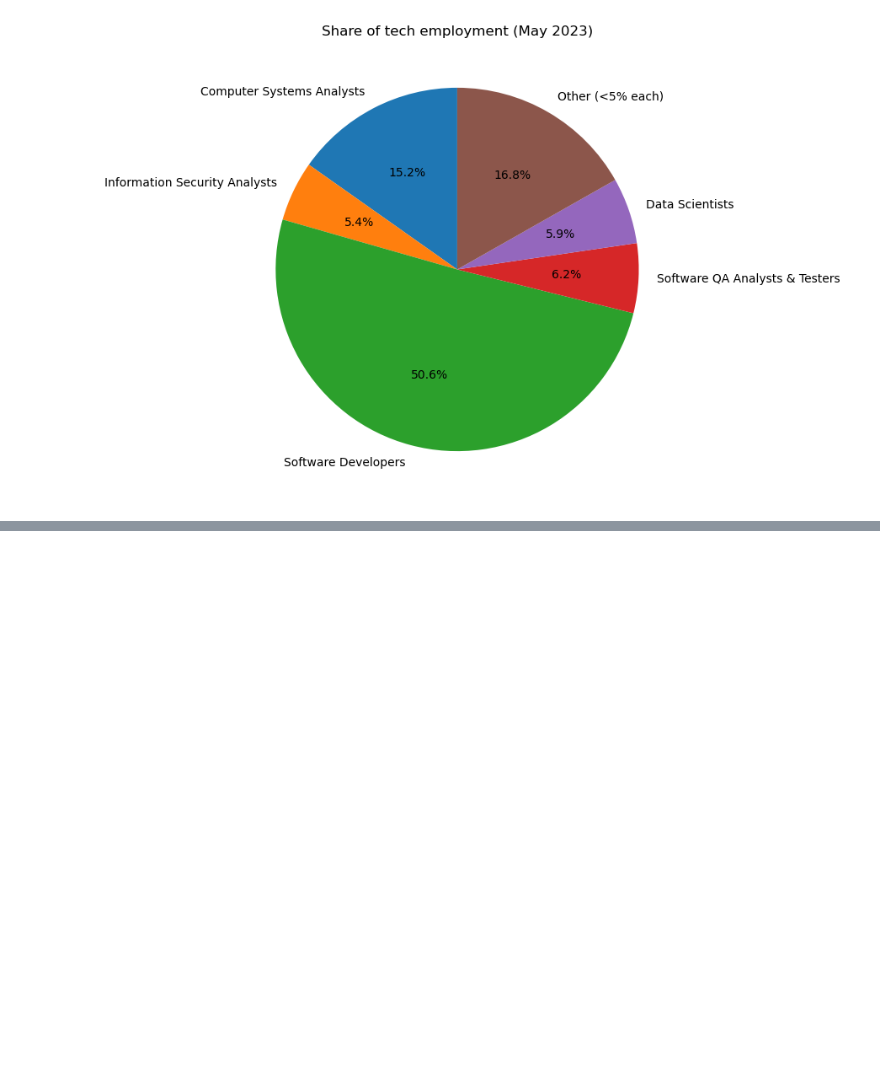
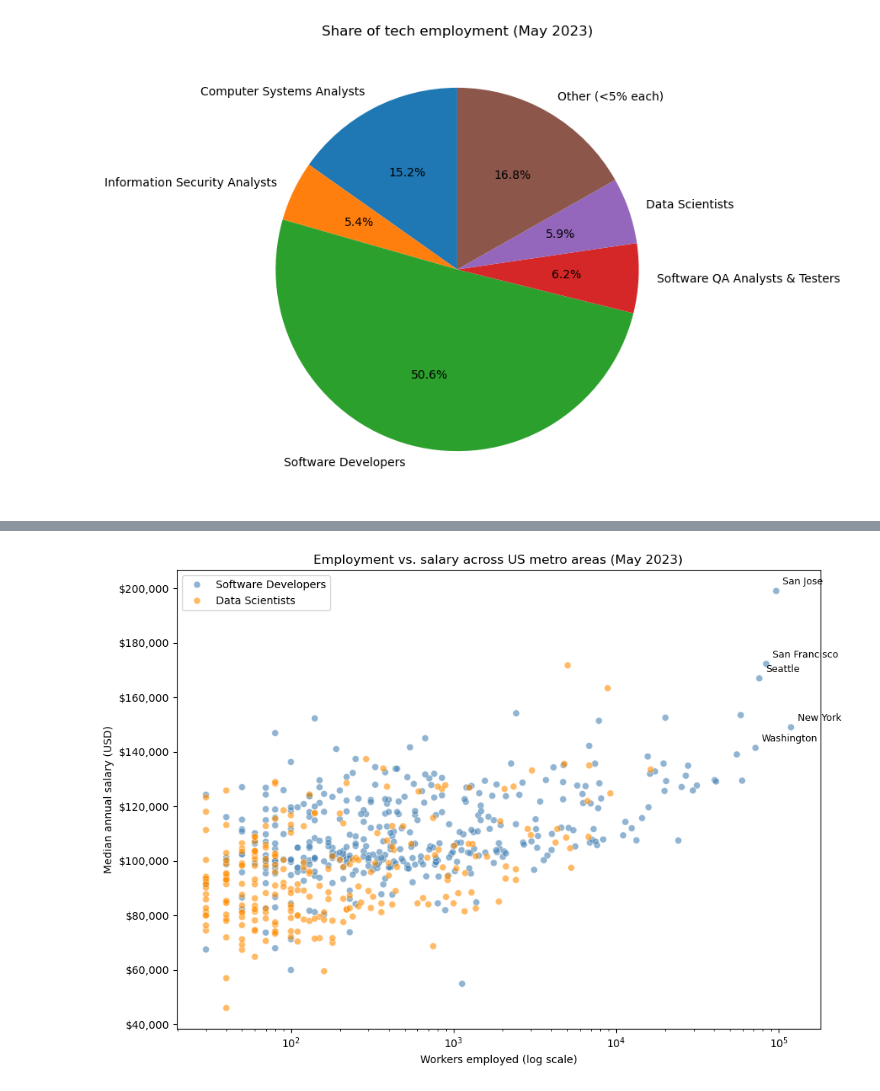
Before and after one commit to LuisRamirezv/CA1--DataVisualisation, a Jupyter notebook: CA1-LuisRamirez.ipynb, the cells around one changed output, grey strips where cells are left out. Cells and saved outputs as stored; diff of their text form; code cells hidden in the pictures; blank space fills up the shorter version.

```diff
--- a/CA1-LuisRamirez.ipynb
+++ b/CA1-LuisRamirez.ipynb
@@ -420,0 +476,26 @@ plt.show()
+# %%
+sc = metro_flagged[metro_flagged['OCC_SHORT'].isin(two_occupation)]
+
+fig, ax = plt.subplots(figsize=(10, 7))
+sns.scatterplot(data=sc, x='TOT_EMP', y='A_MEDIAN', hue='OCC_SHORT',
+                hue_order=two_occupation, palette=['steelblue', 'darkorange'],
+                alpha=0.6, s=40, ax=ax)
+
+# Name the 5 metro areas with the most Software Developers
+big5 = sc[sc['OCC_SHORT'] == 'Software Developers'].nlargest(5, 'TOT_EMP')
+for _, r in big5.iterrows():
+    ax.annotate(r['AREA_TITLE'].split('-')[0].split(',')[0],
+                (r['TOT_EMP'], r['A_MEDIAN']),
+                textcoords='offset points', xytext=(6, 6), fontsize=9)
+
+
+    ax.set_xscale('log')
+ax.set_xlabel('Workers employed (log scale)')
+ax.set_ylabel('Median annual salary (USD)')
+ax.set_title('Employment vs. salary across US metro areas (May 2023)')
+ax.yaxis.set_major_formatter(lambda y, pos: f"${y:,.0f}")
+ax.legend(title='')
+plt.tight_layout()
+plt.show()
+# %% [output]
+[figure, added]
```
Also changed, not shown: parts of 8 cells of this notebook.
